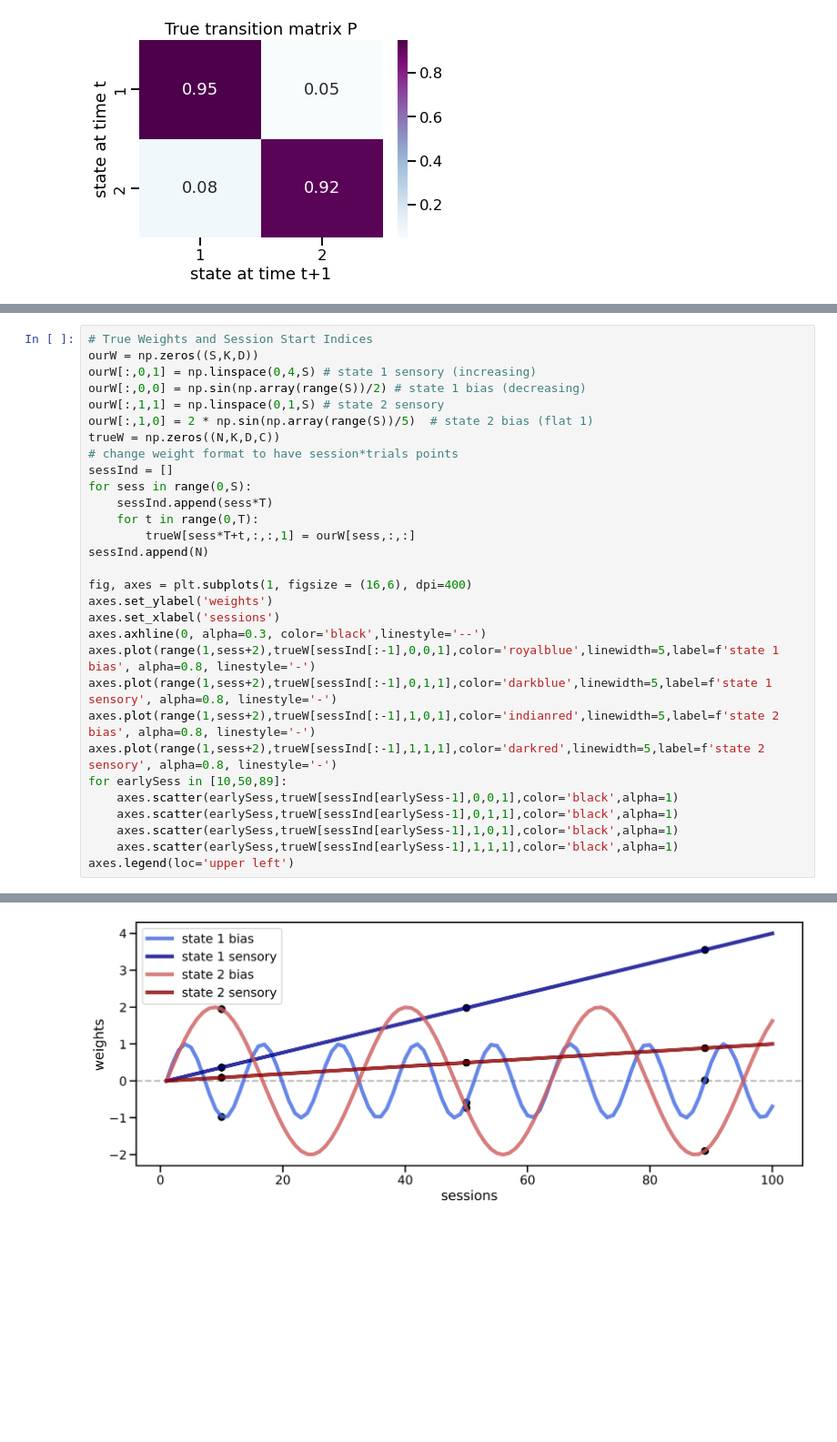
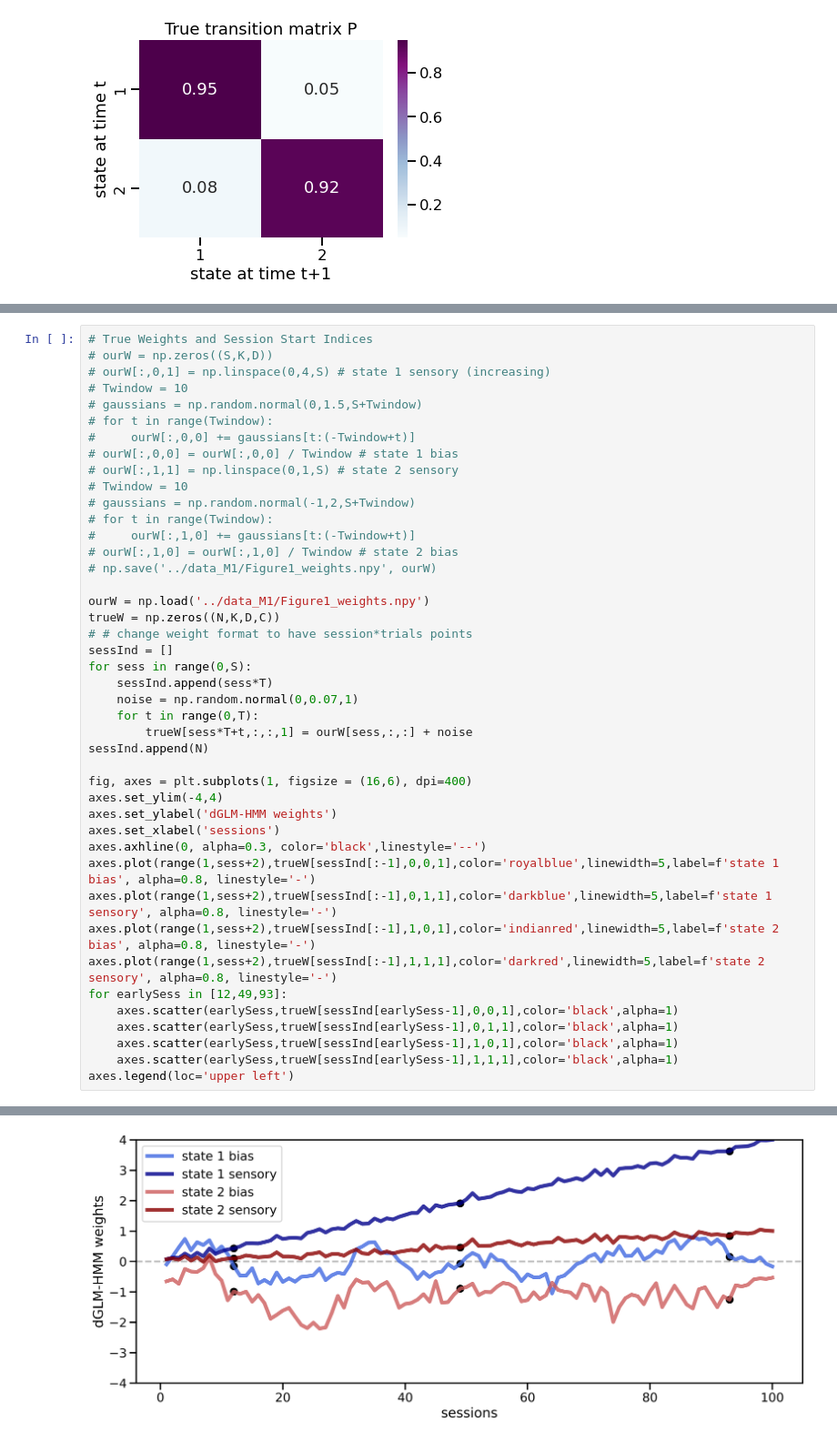
Before and after one commit to lenca56/Pillow_dGLM-HMM, a Jupyter notebook: code/Figure1.ipynb, the cells around one changed output, grey strips where cells are left out. Shown at 91% size. Cells and saved outputs as stored; diff of their text form; blank space fills up the shorter version.

```diff
--- a/code/Figure1.ipynb
+++ b/code/Figure1.ipynb
@@ -41,33 +43,46 @@ plot_transition_matrix(trueP, title='True')
 # %%
 # True Weights and Session Start Indices
-ourW = np.zeros((S,K,D))
-ourW[:,0,1] = np.linspace(0,4,S) # state 1 sensory (increasing)
-ourW[:,0,0] = np.sin(np.array(range(S))/2) # state 1 bias (decreasing)
-ourW[:,1,1] = np.linspace(0,1,S) # state 2 sensory
-ourW[:,1,0] = 2 * np.sin(np.array(range(S))/5)  # state 2 bias (flat 1)
+# ourW = np.zeros((S,K,D))
+# ourW[:,0,1] = np.linspace(0,4,S) # state 1 sensory (increasing)
+# Twindow = 10
+# gaussians = np.random.normal(0,1.5,S+Twindow)
+# for t in range(Twindow):
+#     ourW[:,0,0] += gaussians[t:(-Twindow+t)]
+# ourW[:,0,0] = ourW[:,0,0] / Twindow # state 1 bias
+# ourW[:,1,1] = np.linspace(0,1,S) # state 2 sensory
+# Twindow = 10
+# gaussians = np.random.normal(-1,2,S+Twindow)
+# for t in range(Twindow):
+#     ourW[:,1,0] += gaussians[t:(-Twindow+t)]
+# ourW[:,1,0] = ourW[:,1,0] / Twindow # state 2 bias
+# np.save('../data_M1/Figure1_weights.npy', ourW)
+
+ourW = np.load('../data_M1/Figure1_weights.npy')
 trueW = np.zeros((N,K,D,C))
-# change weight format to have session*trials points
+# # change weight format to have session*trials points
 sessInd = []
 for sess in range(0,S):
     sessInd.append(sess*T)
+    noise = np.random.normal(0,0.07,1)
     for t in range(0,T):
-        trueW[sess*T+t,:,:,1] = ourW[sess,:,:]
+        trueW[sess*T+t,:,:,1] = ourW[sess,:,:] + noise
 sessInd.append(N)
 
 fig, axes = plt.subplots(1, figsize = (16,6), dpi=400)
-axes.set_ylabel('weights')
+axes.set_ylim(-4,4)
+axes.set_ylabel('dGLM-HMM weights')
 axes.set_xlabel('sessions')
 axes.axhline(0, alpha=0.3, color='black',linestyle='--')
 axes.plot(range(1,sess+2),trueW[sessInd[:-1],0,0,1],color='royalblue',linewidth=5,label=f'state 1 bias', alpha=0.8, linestyle='-')
 axes.plot(range(1,sess+2),trueW[sessInd[:-1],0,1,1],color='darkblue',linewidth=5,label=f'state 1 sensory', alpha=0.8, linestyle='-')
 axes.plot(range(1,sess+2),trueW[sessInd[:-1],1,0,1],color='indianred',linewidth=5,label=f'state 2 bias', alpha=0.8, linestyle='-')
 axes.plot(range(1,sess+2),trueW[sessInd[:-1],1,1,1],color='darkred',linewidth=5,label=f'state 2 sensory', alpha=0.8, linestyle='-')
-for earlySess in [10,50,89]:
+for earlySess in [12,49,93]:
     axes.scatter(earlySess,trueW[sessInd[earlySess-1],0,0,1],color='black',alpha=1)
     axes.scatter(earlySess,trueW[sessInd[earlySess-1],0,1,1],color='black',alpha=1)
     axes.scatter(earlySess,trueW[sessInd[earlySess-1],1,0,1],color='black',alpha=1)
     axes.scatter(earlySess,trueW[sessInd[earlySess-1],1,1,1],color='black',alpha=1)
 axes.legend(loc='upper left')
 # %% [output]
 <matplotlib.legend.Legend at 0x...>
-[figure, old version]
+[figure, new version]
```
Also changed, not shown: parts of 6 cells of this notebook, 1 other file.
